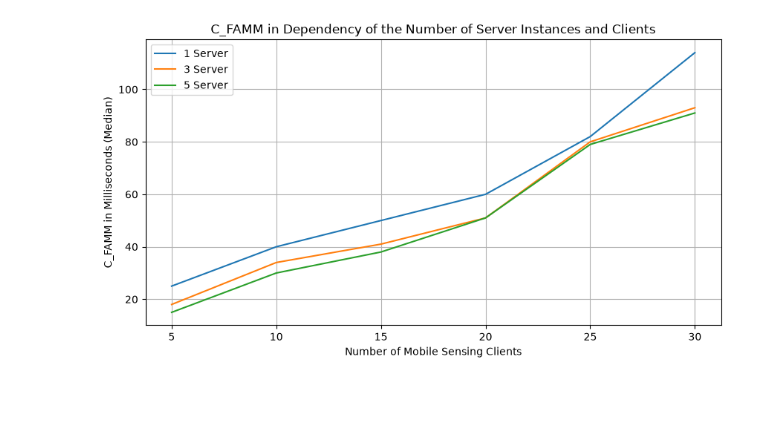
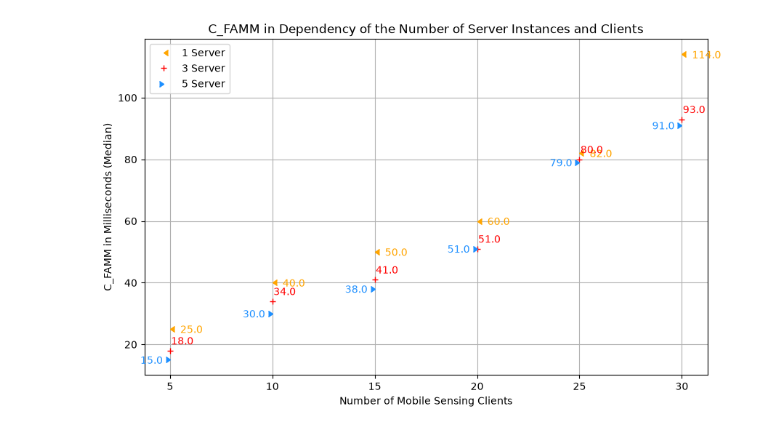
Before and after one commit to leopoldBlk/crowd-monitoring-mcs-application, a Jupyter notebook: evaluation/metricsCalculation/C_FAMM.ipynb, the cells around one changed output. Drawn from its saved outputs; the diff is of its cells as text; code cells hidden in the pictures; blank space fills up the shorter version.

```diff
--- a/evaluation/metricsCalculation/C_FAMM.ipynb
+++ b/evaluation/metricsCalculation/C_FAMM.ipynb
@@ -61,20 +112,34 @@ for (logPath, clientNumber) in listOf5ServerLogs.items():
 # %%
 figure = plt.figure()
 
-plt.plot(dfCFAMM1Server['Number of Mobile Sensing Clients'], dfCFAMM1Server['C_FAMM (Median)'], label='1 Server')
-plt.plot(dfCFAMM3Server['Number of Mobile Sensing Clients'], dfCFAMM3Server['C_FAMM (Median)'], label='3 Server')
-plt.plot(dfCFAMM5Server['Number of Mobile Sensing Clients'], dfCFAMM5Server['C_FAMM (Median)'], label='5 Server')
+#plt.errorbar(dfCFAMM1Server['Number of Mobile Sensing Clients'], dfCFAMM1Server['C_FAMM (Median)'], dfCFAMM1Server['MAD'],linestyle='', marker='o', label='1 Server', color='orange')
+#plt.errorbar(dfCFAMM3Server['Number of Mobile Sensing Clients'], dfCFAMM3Server['C_FAMM (Median)'], dfCFAMM3Server['MAD'],linestyle='', marker='o', label='3 Server', color='red')
+#plt.errorbar(dfCFAMM5Server['Number of Mobile Sensing Clients'], dfCFAMM5Server['C_FAMM (Median)'], dfCFAMM5Server['MAD'],linestyle='', marker='o', label='5 Server', color='dodgerblue')
+
+plt.plot(dfCFAMM1Server['Number of Mobile Sensing Clients'], dfCFAMM1Server['C_FAMM (Median)'],linestyle='', marker=4, label='1 Server', color='orange')
+plt.plot(dfCFAMM3Server['Number of Mobile Sensing Clients'], dfCFAMM3Server['C_FAMM (Median)'],linestyle='', marker='+', label='3 Server', color='red')
+plt.plot(dfCFAMM5Server['Number of Mobile Sensing Clients'], dfCFAMM5Server['C_FAMM (Median)'],linestyle='', marker=5, label='5 Server', color='dodgerblue')
 
 plt.title("C_FAMM in Dependency of the Number of Server Instances and Clients")
 plt.xlabel("Number of Mobile Sensing Clients")
 plt.ylabel("C_FAMM in Milliseconds (Median)")
 
+for i, row in dfCFAMM1Server.iterrows():
+    #plt.text(x=row['Number of Mobile Sensing Clients']+0.5, y=row['C_FAMM (Median)']-1.25, s=round(row['MAD'], 2), color='orange', horizontalalignment='left')
+    plt.text(x=row['Number of Mobile Sensing Clients']+0.5, y=row['C_FAMM (Median)']-1.25, s=row['C_FAMM (Median)'], color='orange', horizontalalignment='left')
+for i, row in dfCFAMM3Server.iterrows():
+    #plt.text(x=row['Number of Mobile Sensing Clients']+0.05, y=row['C_FAMM (Median)']+2, s=round(row['MAD'], 2), color='red')
+    plt.text(x=row['Number of Mobile Sensing Clients']+0.05, y=row['C_FAMM (Median)']+2, s=row['C_FAMM (Median)'], color='red')
+for i, row in dfCFAMM5Server.iterrows():
+    #plt.text(x=row['Number of Mobile Sensing Clients']-0.35, y=row['C_FAMM (Median)']-1.25, s=round(row['MAD'], 2), color='dodgerblue', horizontalalignment='right')
+    plt.text(x=row['Number of Mobile Sensing Clients']-0.35, y=row['C_FAMM (Median)']-1.25, s=row['C_FAMM (Median)'], color='dodgerblue', horizontalalignment='right')
+
 plt.grid()
 plt.legend()
 
 figure.set_figwidth(10)
-figure.set_figheight(5)
+figure.set_figheight(6)
 
 plt.show()
 # %% [output]
-[figure, old version]
+[figure, new version]
```
Also changed, not shown: parts of 3 cells of this notebook.
